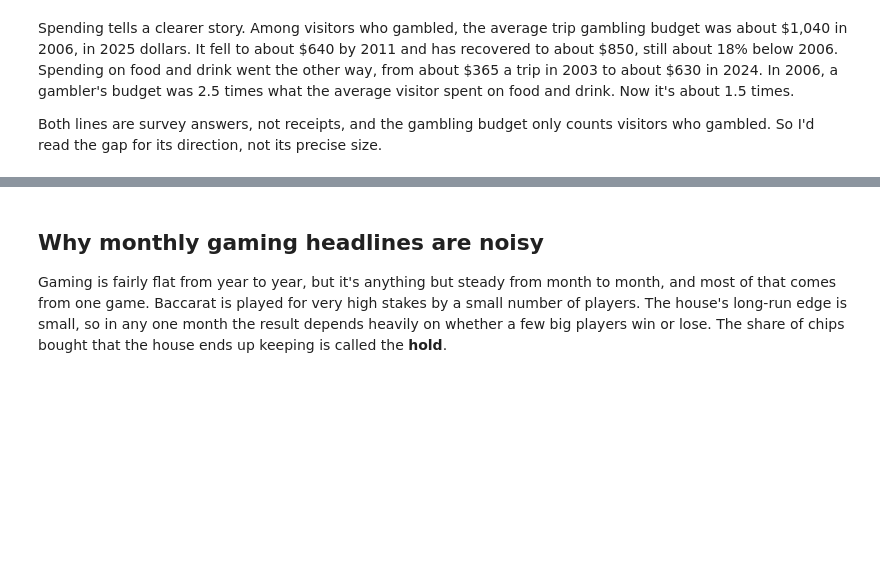
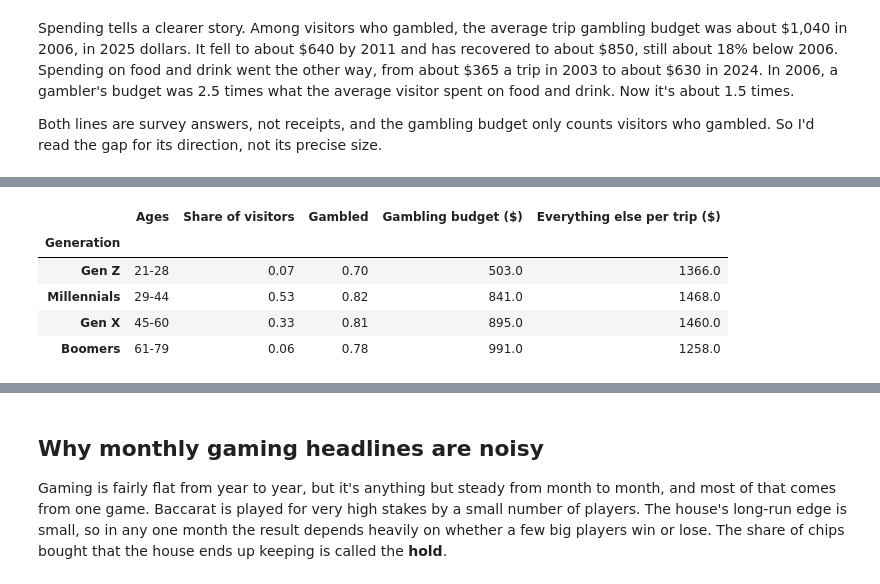
Before and after one commit to mckeeander/mckeeander.github.io, a Jupyter notebook: projects/vegas-gaming/notebooks/vegas_analysis.ipynb, the cells around one changed output, grey strips where cells are left out. Saved outputs shown, nothing was run; the diff lists cells and outputs as text; code cells hidden in the pictures; blank space fills up the shorter version.

```diff
--- a/projects/vegas-gaming/notebooks/vegas_analysis.ipynb
+++ b/projects/vegas-gaming/notebooks/vegas_analysis.ipynb
@@ -223,0 +228,15 @@ Both lines are survey answers, not receipts, and the gambling budget only counts
+# %%
+q("""
+    SELECT generation AS "Generation", ages AS "Ages",
+           round(share_of_visitors, 2) AS "Share of visitors", round(gambled_pct, 2) AS "Gambled",
+           round(gambling_budget) AS "Gambling budget ($)", round(nongaming_spend) AS "Everything else per trip ($)"
+    FROM raw_visitor_generations
+    ORDER BY list_position(['Gen Z', 'Millennials', 'Gen X', 'Boomers'], generation)
+""").set_index("Generation")
+# %% [output]
+|  | Ages | Share of visitors | Gambled | Gambling budget ($) | Everything else per trip ($) |
+| Generation |  |  |  |  |  |
+| Gen Z | 21-28 | 0.07 | 0.70 | 503.0 | 1366.0 |
+| Millennials | 29-44 | 0.53 | 0.82 | 841.0 | 1468.0 |
+| Gen X | 45-60 | 0.33 | 0.81 | 895.0 | 1460.0 |
+| Boomers | 61-79 | 0.06 | 0.78 | 991.0 | 1258.0 |
```
Also changed, not shown: parts of 5 cells of this notebook, 7 other files.
